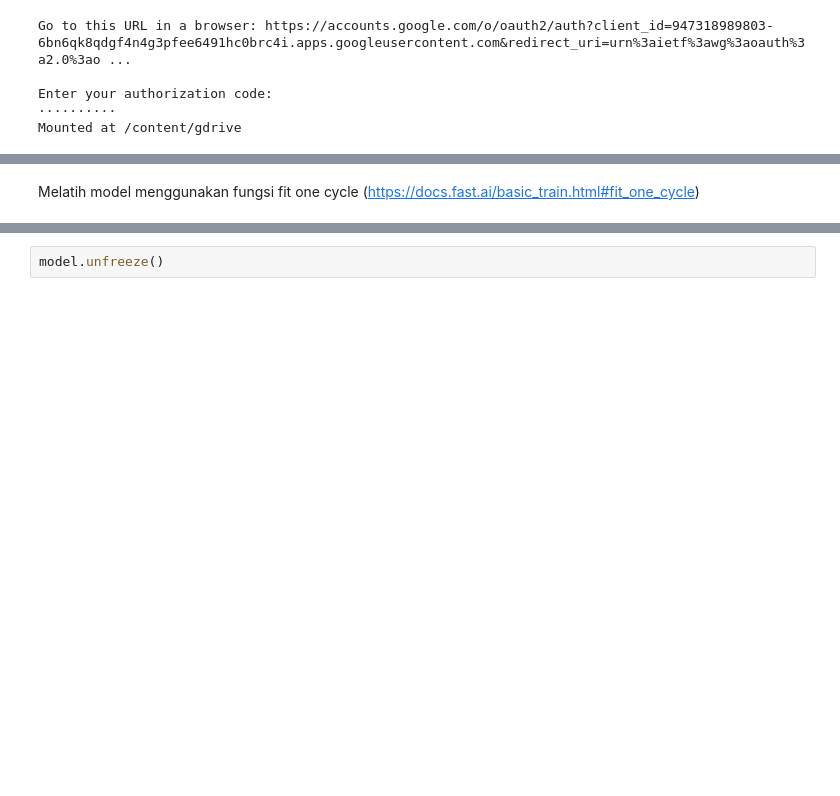
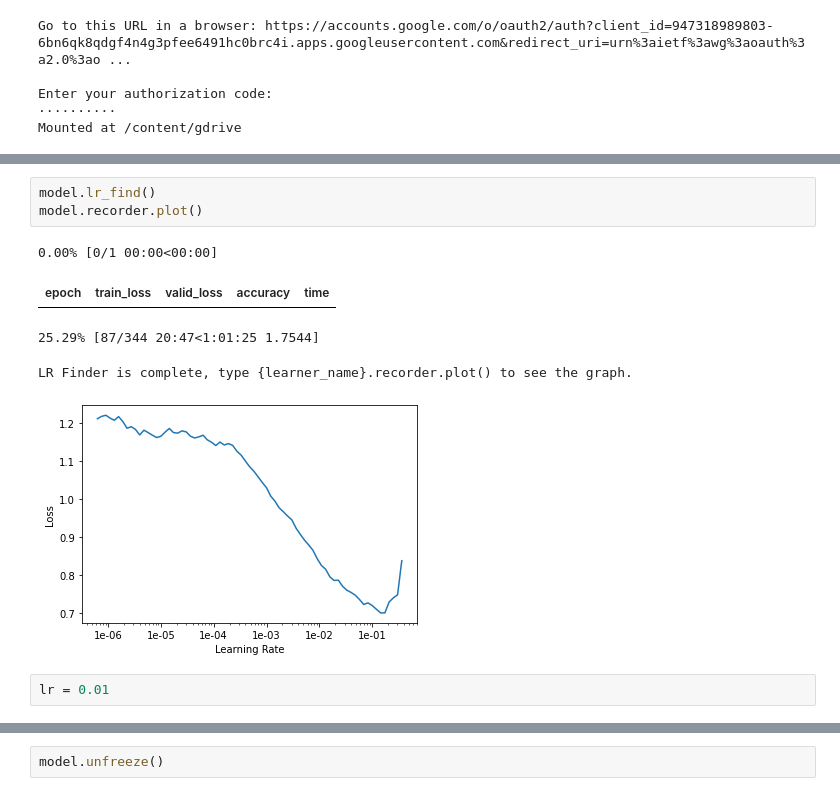
Before and after one commit to stefkim/malaria_blood_cells_image_classification, a Jupyter notebook: KP_Malaria_Implementasi_RestNet34.ipynb, the cells around one changed output, grey strips where cells are left out. Saved outputs shown, nothing was run; the diff lists cells and outputs as text; blank space fills up the shorter version.

```diff
--- a/KP_Malaria_Implementasi_RestNet34.ipynb
+++ b/KP_Malaria_Implementasi_RestNet34.ipynb
@@ -73,3 +151,12 @@ Downloading: "https://download.pytorch.org/models/resnet34-333f7ec4.pth" to /roo
-# %% [markdown]
-Melatih model menggunakan fungsi fit one cycle (https://docs.fast.ai/basic_train.html#fit_one_cycle)
+# %%
+model.lr_find()
+model.recorder.plot()
+# %% [output]
+0.00% [0/1 00:00<00:00]
+| epoch | train_loss | valid_loss | accuracy | time |
+25.29% [87/344 20:47<1:01:25 1.7544]
+LR Finder is complete, type {learner_name}.recorder.plot() to see the graph.
+[figure, added]
+# %%
+lr = 0.01
 # %%
```
Also changed, not shown: parts of 53 cells of this notebook, 15 other files.
